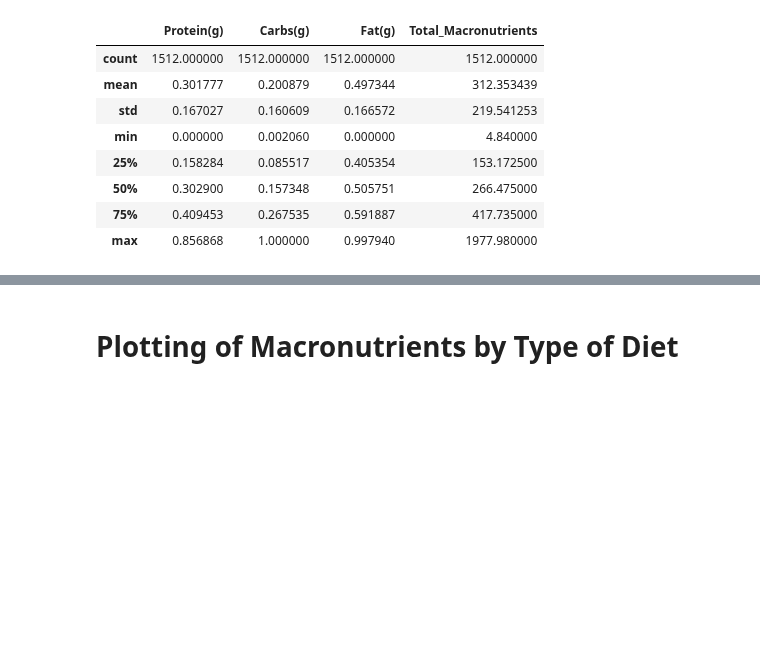
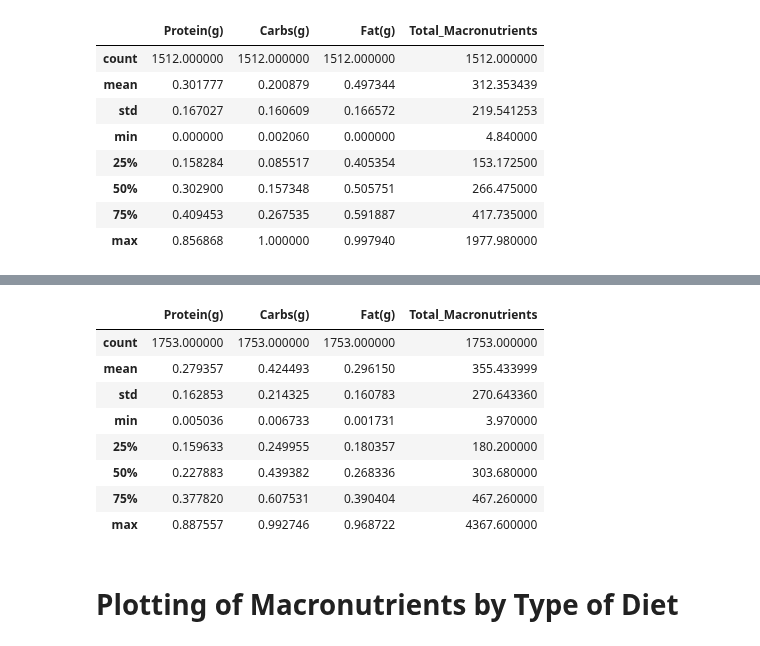
Before and after one commit to alexisuaguilaru/Analysis_Nutritional_Information, a Jupyter notebook: StatisticalAnalysis/ExploratoryDataAnalysis.ipynb, the cells around one changed output, grey strips where cells are left out. Cells and saved outputs as stored; diff of their text form; code cells hidden in the pictures; blank space fills up the shorter version.

Commit message:
ADD analysis of statics in Mediterranean section

```diff
--- a/StatisticalAnalysis/ExploratoryDataAnalysis.ipynb
+++ b/StatisticalAnalysis/ExploratoryDataAnalysis.ipynb
@@ -111,3 +121,15 @@ Diets_Dataset.query("Diet_type == 'keto'").describe()
+# %%
+Diets_Dataset.query("Diet_type == 'mediterranean'").describe()
+# %% [output]
+|  | Protein(g) | Carbs(g) | Fat(g) | Total_Macronutrients |
+| count | 1753.000000 | 1753.000000 | 1753.000000 | 1753.000000 |
+| mean | 0.279357 | 0.424493 | 0.296150 | 355.433999 |
+| std | 0.162853 | 0.214325 | 0.160783 | 270.643360 |
+| min | 0.005036 | 0.006733 | 0.001731 | 3.970000 |
+| 25% | 0.159633 | 0.249955 | 0.180357 | 180.200000 |
+| 50% | 0.227883 | 0.439382 | 0.268336 | 303.680000 |
+| 75% | 0.377820 | 0.607531 | 0.390404 | 467.260000 |
+| max | 0.887557 | 0.992746 | 0.968722 | 4367.600000 |
 # %% [markdown]
 # Plotting of Macronutrients by Type of Diet
 # %% [markdown]
```
Also changed, not shown: parts of 3 cells of this notebook.
